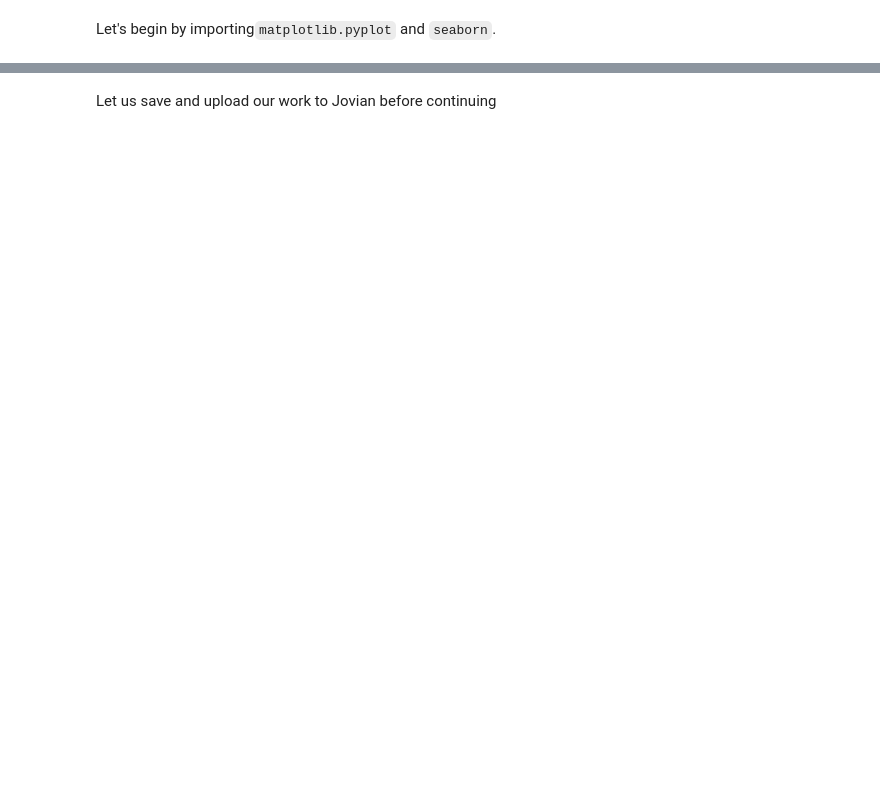
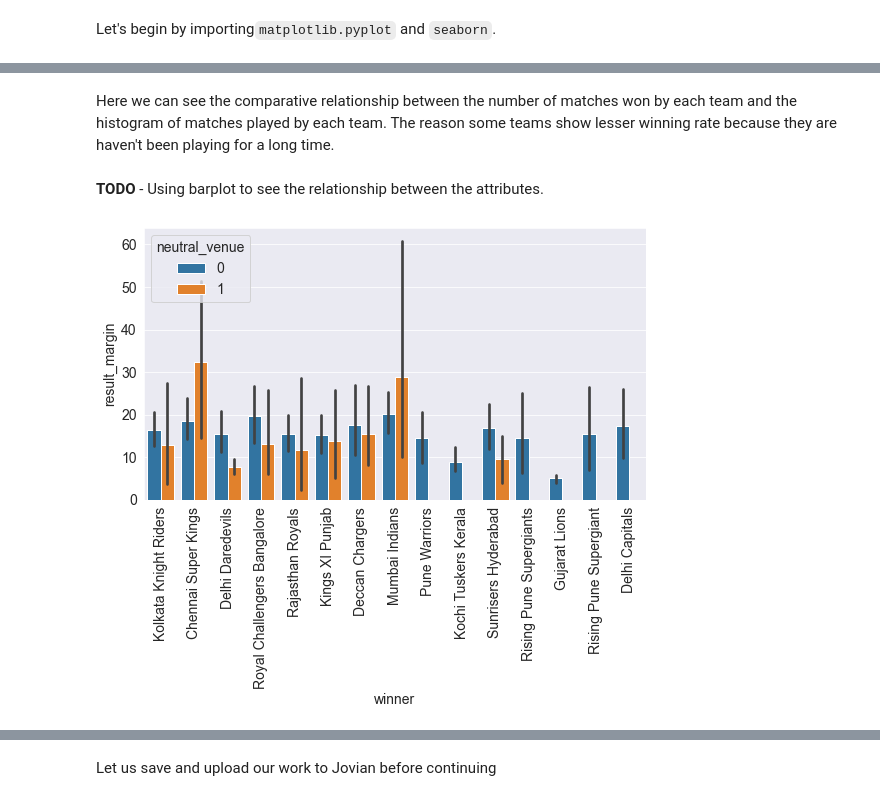
Before and after one commit to prasadposture/Jovian-DA-Course, a Jupyter notebook: Project/zerotopandas-course-project-starter.ipynb, the cells around one changed output, grey strips where cells are left out. Saved outputs shown, nothing was run; the diff lists cells and outputs as text; code cells hidden in the pictures; blank space fills up the shorter version.

```diff
--- a/Project/zerotopandas-course-project-starter.ipynb
+++ b/Project/zerotopandas-course-project-starter.ipynb
@@ -328,0 +292,9 @@ matplotlib.rcParams['figure.facecolor'] = '#00000000'
+# %% [markdown]
+Here we can see the comparative relationship between the number of matches won by each team and the histogram of matches played by each team. The reason some teams show lesser winning rate because they are haven't been playing for a long time.
+# %% [markdown]
+**TODO** - Using barplot to see the relationship between the attributes.
+# %%
+sns.barplot(x='winner', y='result_margin', hue='neutral_venue', data=df)
+plt.xticks(rotation=90);
+# %% [output]
+[figure, added]
```
Also changed, not shown: parts of 70 cells of this notebook.
